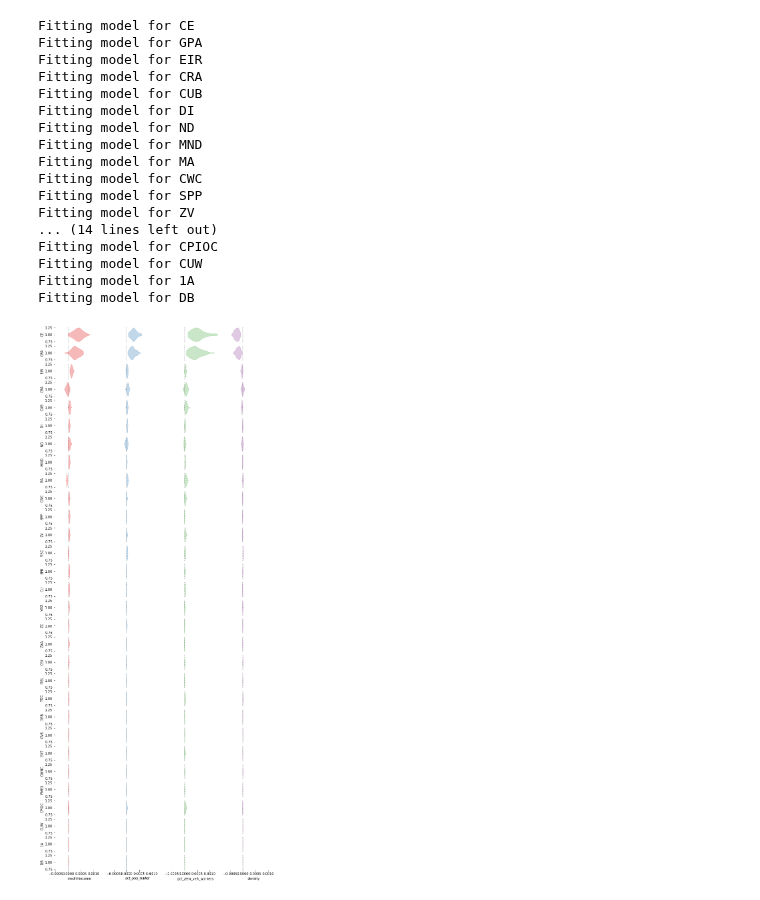
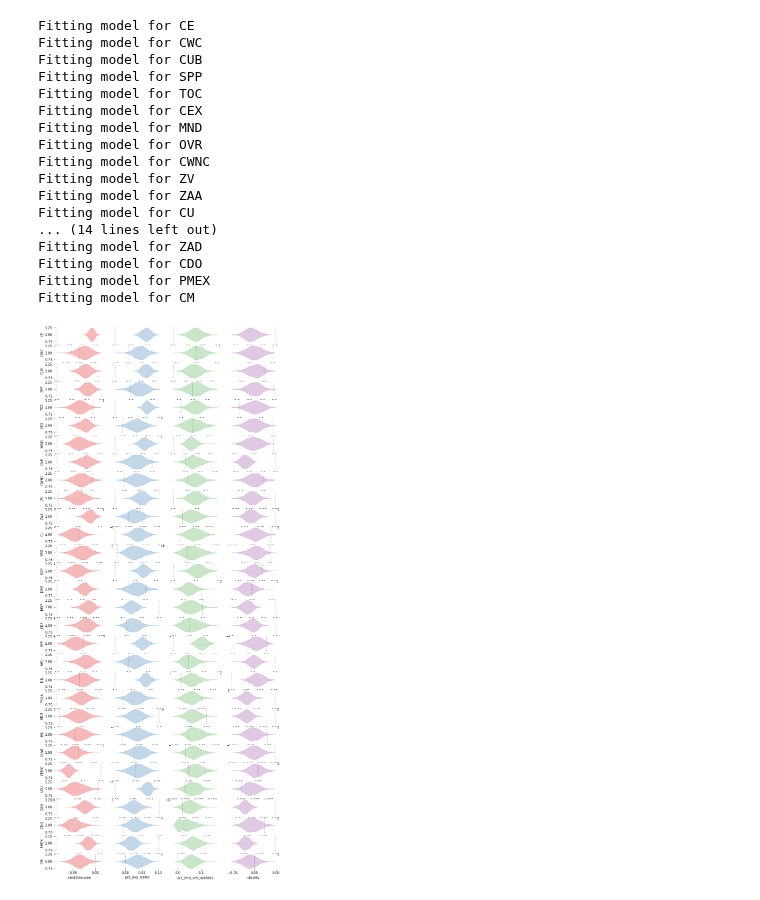
Before and after one commit to CityOfLosAngeles/planning-entitlements, a Jupyter notebook: notebooks/D2-entitlement-regression.ipynb, the cells around one changed output. Cells and saved outputs as stored; diff of their text form; code cells hidden in the pictures.

Commit message:
Add ability to normalize target variable. Fix index bug with PCTS parquet.

```diff
--- a/notebooks/D2-entitlement-regression.ipynb
+++ b/notebooks/D2-entitlement-regression.ipynb
@@ -21,8 +20,6 @@ parcel_to_tract = pandas.read_parquet(
 # %%
 # ACS data for income, race, commute, tenure
-census = pandas.read_parquet(
-    "s3://city-planning-entitlements/data/final/census_analysis_table.parquet"
-)
+census = cat.census_analysis_table.read()
 # %%
 # Census tracts
 tracts = cat.census_tracts.read()
@@ -50,7 +47,7 @@ suffix_counts = (all_suffixes
 # %%
 # Associate each PCTS entitlement case with a census tract:
 pcts = pcts.merge(
-    parcel_to_tract[["GEOID", "AIN"]],
+    parcel_to_tract[["GEOID", "AIN", "TOC_Tier"]],
     how="left",
     on="AIN",
 )
@@ -154,4 +151,7 @@ entitlements
 # %%
+# Merge census data with entitlements counts.
+# We also bring in census geometries and the number of parcels
+# in a given tract.
 joined = pandas.merge(
     census.dropna().set_index("GEOID"),
     entitlements,
@@ -163,7 +163,9 @@ joined = pandas.merge(
     how="left",
     left_on="GEOID",
     right_on="GEOID10",
-).drop(columns="GEOID10").set_index("GEOID").dropna()
+).drop(columns="GEOID10").set_index("GEOID").dropna().assign(
+    n_parcels=parcel_to_tract.groupby("GEOID").size()
+)
 joined
 # %% [output]
 |  | non_car_workers | workers_total | pct_non_car_workers | zero_veh_workers | pct_zero_veh_workers | ... |
@@ -215,18 +202,17 @@ from sklearn.utils import resample
 import numpy as np
 np.random.seed(1)
 
-def fit_model(target):
+def fit_model(variables, target, norm=1):
     def get_coefs(model):
-        #return np.concatenate(([model["regressor"].intercept_], model["regressor"].coef_))
         return model["regressor"].coef_
 
 
     samples = np.array([
         get_coefs(model.fit(*resample(
-            joined[cols],
-            (joined[target]/joined.pop_total).replace([np.nan, np.inf], 0.0),
+            variables,
+            (target/norm).replace([np.nan, np.inf], 0.0),
         )))
-        for i in range(100)
+        for i in range(1000)
     ])
     return samples
 # %%
@@ -235,7 +221,7 @@ inc = include_entitlements
 fig, axes = plt.subplots(
     len(inc),
     len(cols),
-    sharex=True,
+    #sharex=True,
     sharey=True,
     figsize=(12, 1*len(inc)),
 )
@@ -243,47 +229,47 @@ fig, axes = plt.subplots(
 colors = ["#e41a1c", "#377eb8", "#4daf4a", "#984ea3", "#ff7f00"]
 
 for i, ent in enumerate(inc):
     print(f"Fitting model for {ent}")
-    samples = fit_model(ent)
+    samples = fit_model(joined[cols], joined[ent], norm=1)
     for j, var in enumerate(cols):
         ax = axes[i, j]
         ax.axvline(0, linewidth=2, alpha=0.3, color="k", linestyle="dotted")
         for spine in ax.spines:
             ax.spines[spine].set_visible(False)
         if j == 0:
             ax.set_ylabel(ent)
         else:
             ax.tick_params(which="both", right=False, left=False)
 
         if i == len(inc)-1:
             ax.set_xlabel(var)
         else:
             ax.tick_params(which="both", bottom=False)
 
         parts = ax.violinplot(samples[:, j], vert=False, showextrema=False)
         for pc in parts['bodies']:
             pc.set_color(colors[j])
 
 fig.show()
 # %% [output]
 Fitting model for CE
-Fitting model for GPA
-Fitting model for EIR
-Fitting model for CRA
+Fitting model for CWC
 Fitting model for CUB
-Fitting model for DI
-Fitting model for ND
+Fitting model for SPP
+Fitting model for TOC
+Fitting model for CEX
 Fitting model for MND
-Fitting model for MA
-Fitting model for CWC
-Fitting model for SPP
+Fitting model for OVR
+Fitting model for CWNC
 Fitting model for ZV
+Fitting model for ZAA
+Fitting model for CU
 ... (14 lines left out)
-Fitting model for CPIOC
-Fitting model for CUW
-Fitting model for 1A
-Fitting model for DB
+Fitting model for ZAD
+Fitting model for CDO
+Fitting model for PMEX
+Fitting model for CM
-[figure, old version]
+[figure, new version]
 # %%
 fig.savefig("entitlements.png")
 # %%
```
Also changed, not shown: parts of 13 cells of this notebook.
